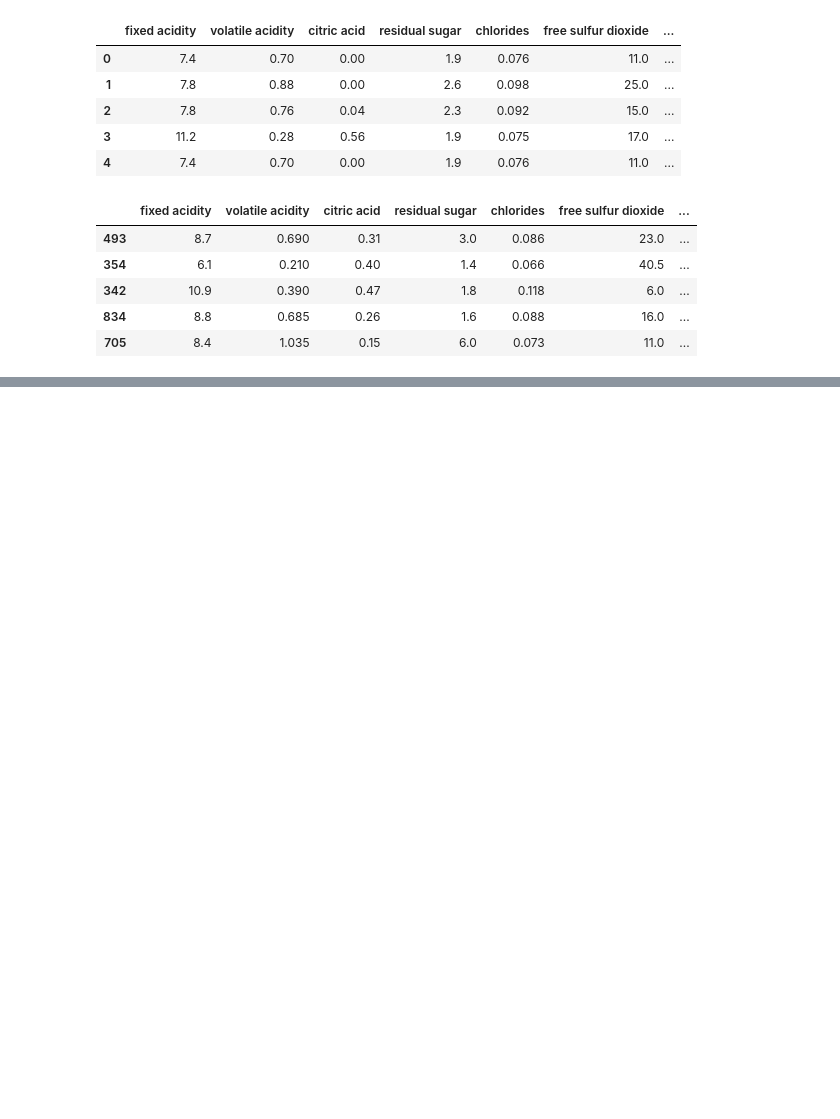
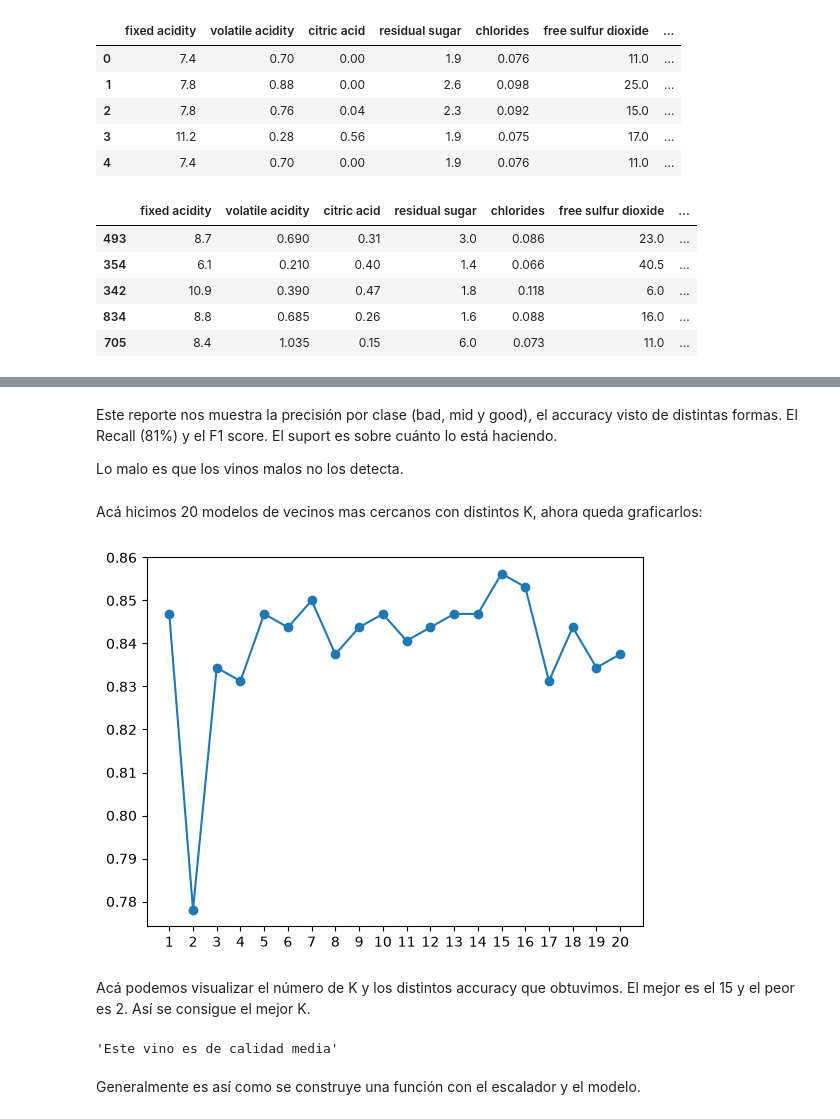
Before and after one commit to Brenda-Carloni/Vecinos_m-s_Cercanos_KNN-bren, a Jupyter notebook: src/explore.ipynb, the cells around one changed output, grey strips where cells are left out. Cells and saved outputs as stored; diff of their text form; code cells hidden in the pictures; blank space fills up the shorter version.

```diff
--- a/src/explore.ipynb
+++ b/src/explore.ipynb
@@ -78,0 +162,26 @@ ValueError: could not convert string to float: 'mid'
+# %% [markdown]
+Este reporte nos muestra la precisión por clase (bad, mid y good), el accuracy visto de distintas formas. El Recall (81%) y el F1 score. El suport es sobre cuánto lo está haciendo.
+
+Lo malo es que los vinos malos no los detecta.
+# %%
+# Optimización de K: (acá hacemos 20 modelos de vecinos mas cercanos con distintos K)
+
+k = []
+accuracies =[]
+
+for i in range(1,21):
+    modelk = KNeighborsClassifier(n_neighbors=i)
+    modelk.fit(x_train_esc, y_train)
+    y_pred = modelk.predict(x_test_esc)
+    accuracies.append(accuracy_score(y_test, y_pred))
+    k.append(i)
+# %% [markdown]
+Acá hicimos 20 modelos de vecinos mas cercanos con distintos K, ahora queda graficarlos:
+# %%
+plt.plot(k,accuracies,marker='o')
+plt.xticks(k)
+plt.show()
+# %% [output]
+[figure, added]
+# %% [markdown]
+Acá podemos visualizar el número de K y los distintos accuracy que obtuvimos. El mejor es el 15 y el peor es 2. Así se consigue el mejor K.
@@ -78,0 +203,6 @@ ValueError: could not convert string to float: 'mid'
+# %%
+predict_wine_quality([7.4, 0.7, 0.0, 1.9, 0.076, 11.0, 34.0, 0.9978, 3.51, 0.56, 9.4])
+# %% [output]
+'Este vino es de calidad media'
+# %% [markdown]
+Generalmente es así como se construye una función con el escalador y el modelo.
```
Also changed, not shown: parts of 11 cells of this notebook.
